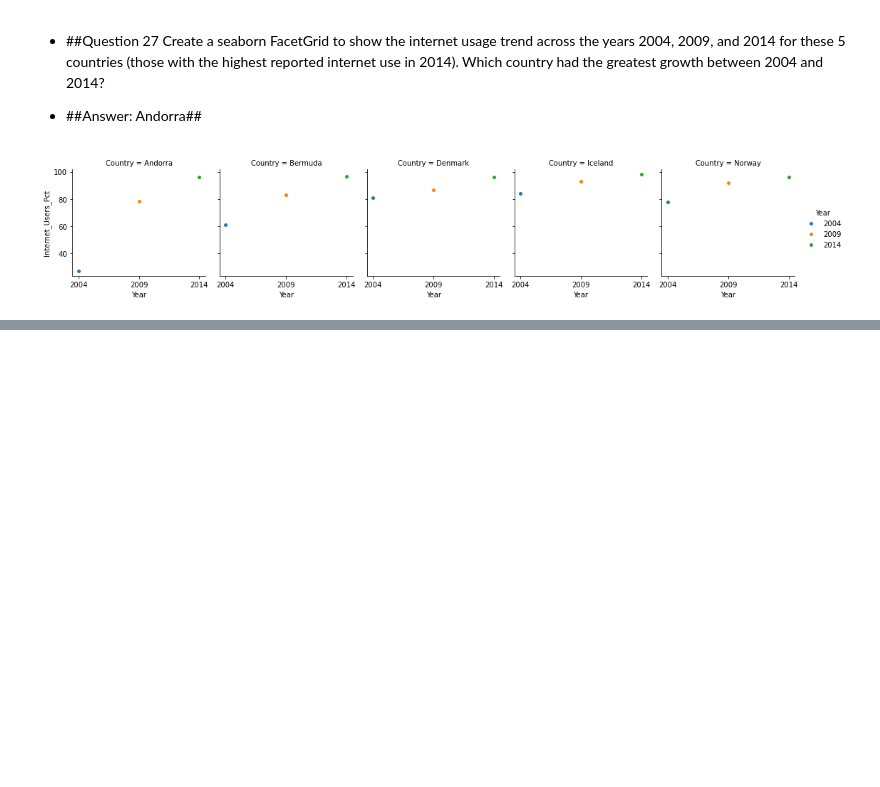
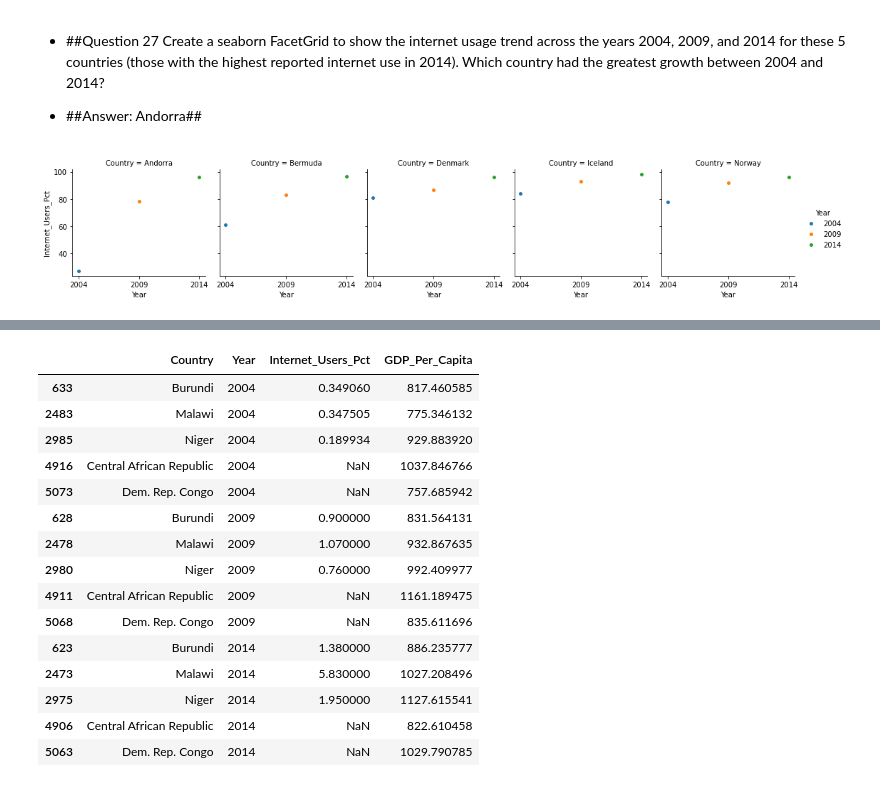
Before and after one commit to NSS-Full-Time-Data-Analytics-7/gdp-and-internet-usage-LaurenDellaRusso, a Jupyter notebook: notebooks/UN _data.ipynb, the cells around one changed output, grey strips where cells are left out. Drawn from its saved outputs; the diff is of its cells as text; code cells hidden in the pictures; blank space fills up the shorter version.

```diff
--- a/notebooks/UN _data.ipynb
+++ b/notebooks/UN _data.ipynb
@@ -626,0 +669,20 @@ graph.map_dataframe(plt.scatter, 'Year', 'GDP_Per_Capita', edgecolor ="w").add_l
+# %%
+df_low_5_gdp = pd.concat([gdplow04, gdplow09, gdplow14 ])
+df_low_5_gdp
+# %% [output]
+|  | Country | Year | Internet_Users_Pct | GDP_Per_Capita |
+| 633 | Burundi | 2004 | 0.349060 | 817.460585 |
+| 2483 | Malawi | 2004 | 0.347505 | 775.346132 |
+| 2985 | Niger | 2004 | 0.189934 | 929.883920 |
+| 4916 | Central African Republic | 2004 | NaN | 1037.846766 |
+| 5073 | Dem. Rep. Congo | 2004 | NaN | 757.685942 |
+| 628 | Burundi | 2009 | 0.900000 | 831.564131 |
+| 2478 | Malawi | 2009 | 1.070000 | 932.867635 |
+| 2980 | Niger | 2009 | 0.760000 | 992.409977 |
+| 4911 | Central African Republic | 2009 | NaN | 1161.189475 |
+| 5068 | Dem. Rep. Congo | 2009 | NaN | 835.611696 |
+| 623 | Burundi | 2014 | 1.380000 | 886.235777 |
+| 2473 | Malawi | 2014 | 5.830000 | 1027.208496 |
+| 2975 | Niger | 2014 | 1.950000 | 1127.615541 |
+| 4906 | Central African Republic | 2014 | NaN | 822.610458 |
+| 5063 | Dem. Rep. Congo | 2014 | NaN | 1029.790785 |
```
Also changed, not shown: parts of 36 cells of this notebook.
